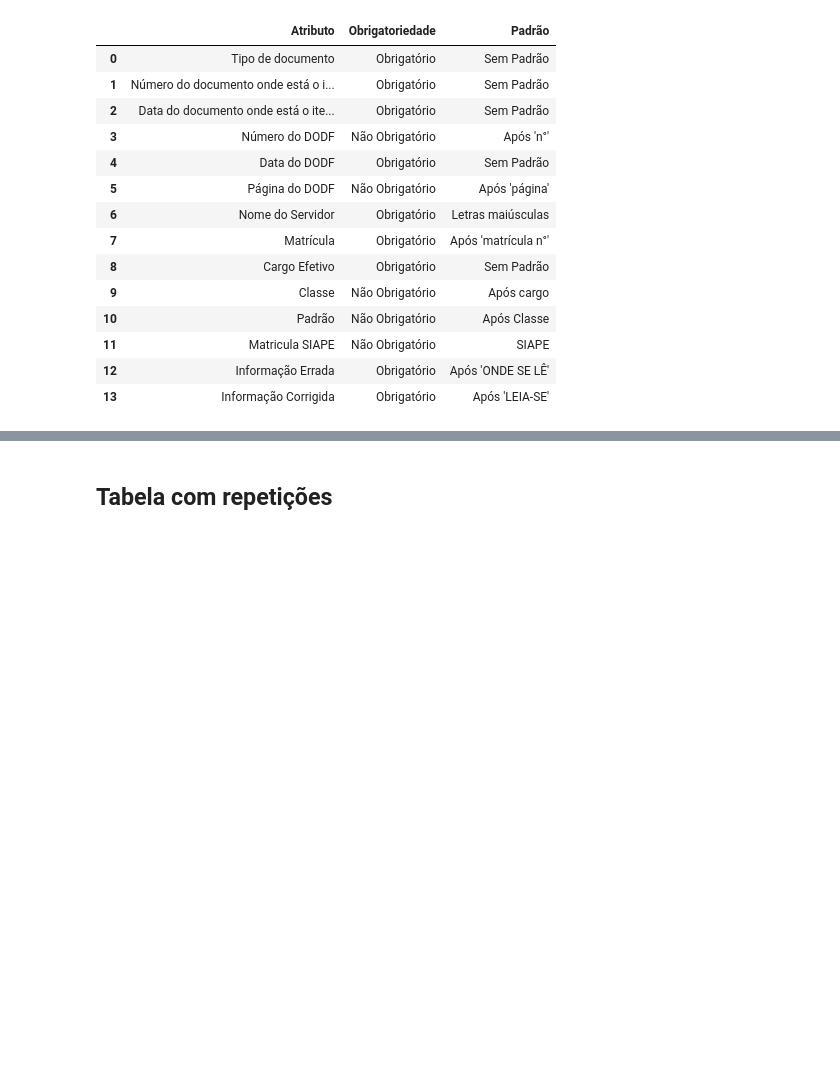
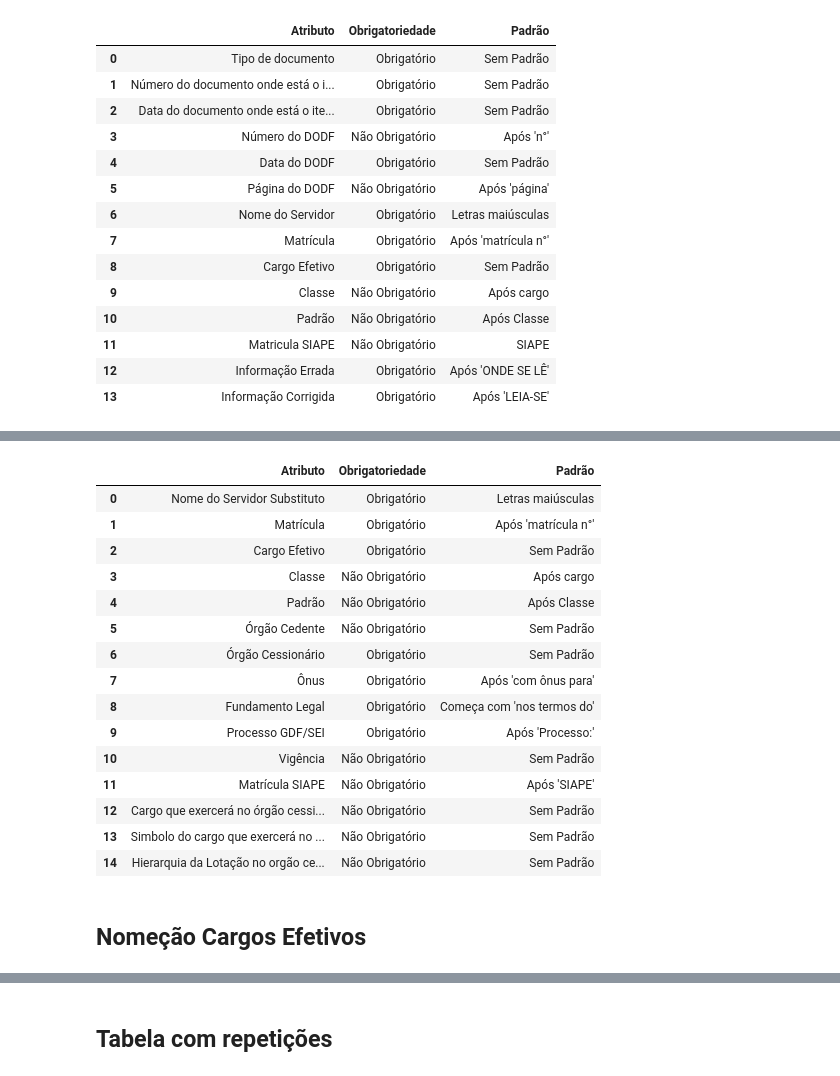
Before and after one commit to UnB-KnEDLe/DODF-data-tables, a Jupyter notebook: tables.ipynb, the cells around one changed output, grey strips where cells are left out. Drawn from its saved outputs; the diff is of its cells as text; code cells hidden in the pictures; blank space fills up the shorter version.

```diff
--- a/tables.ipynb
+++ b/tables.ipynb
@@ -322,0 +385,21 @@ retificacoes_aposentadoria_layout
+# %%
+cessoes_layout
+# %% [output]
+|  | Atributo | Obrigatoriedade | Padrão |
+| 0 | Nome do Servidor Substituto | Obrigatório | Letras maiúsculas |
+| 1 | Matrícula | Obrigatório | Após 'matrícula n°' |
+| 2 | Cargo Efetivo | Obrigatório | Sem Padrão |
+| 3 | Classe | Não Obrigatório | Após cargo |
+| 4 | Padrão | Não Obrigatório | Após Classe |
+| 5 | Órgão Cedente | Não Obrigatório | Sem Padrão |
+| 6 | Órgão Cessionário | Obrigatório | Sem Padrão |
+| 7 | Ônus | Obrigatório | Após 'com ônus para' |
+| 8 | Fundamento Legal | Obrigatório | Começa com 'nos termos do' |
+| 9 | Processo GDF/SEI | Obrigatório | Após 'Processo:' |
+| 10 | Vigência | Não Obrigatório | Sem Padrão |
+| 11 | Matrícula SIAPE | Não Obrigatório | Após 'SIAPE' |
+| 12 | Cargo que exercerá no órgão cessi... | Não Obrigatório | Sem Padrão |
+| 13 | Simbolo do cargo que exercerá no ... | Não Obrigatório | Sem Padrão |
+| 14 | Hierarquia da Lotação no orgão ce... | Não Obrigatório | Sem Padrão |
+# %% [markdown]
+## Nomeção Cargos Efetivos
```
Also changed, not shown: parts of 34 cells of this notebook, 4 other files.
